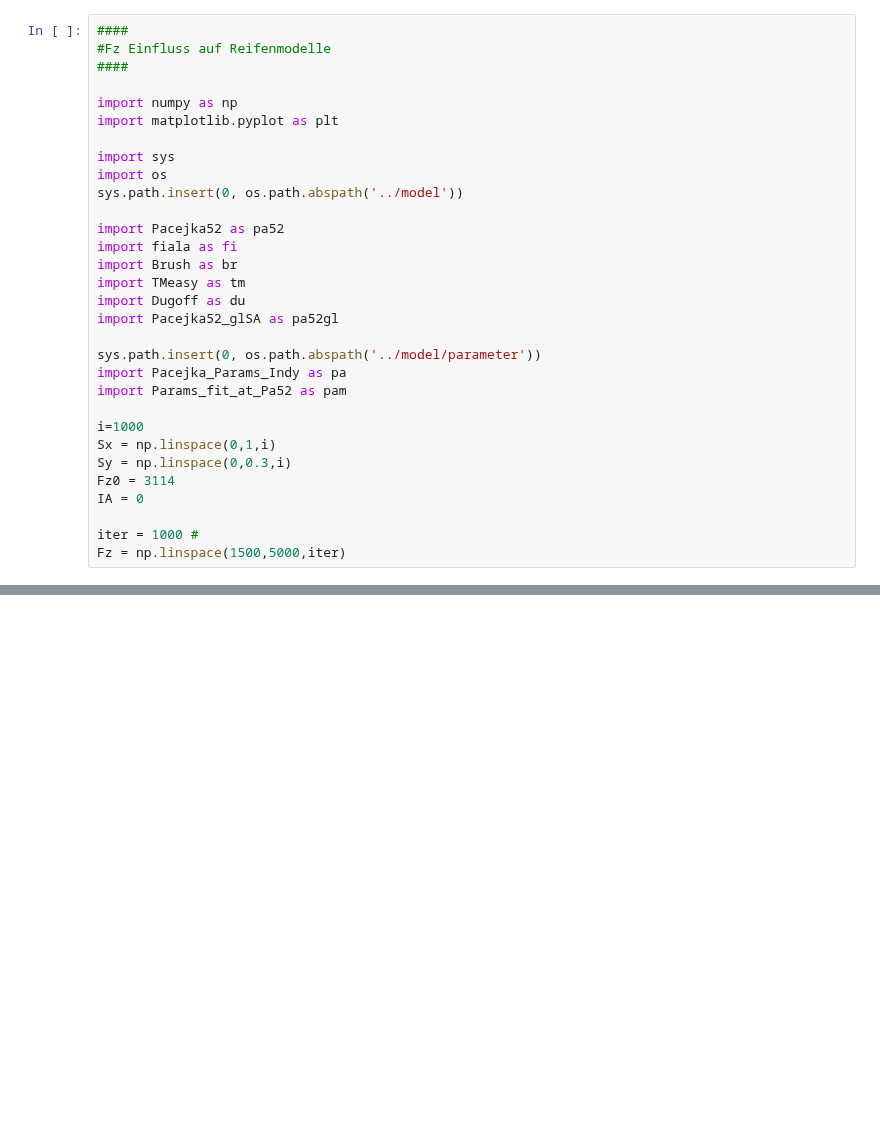
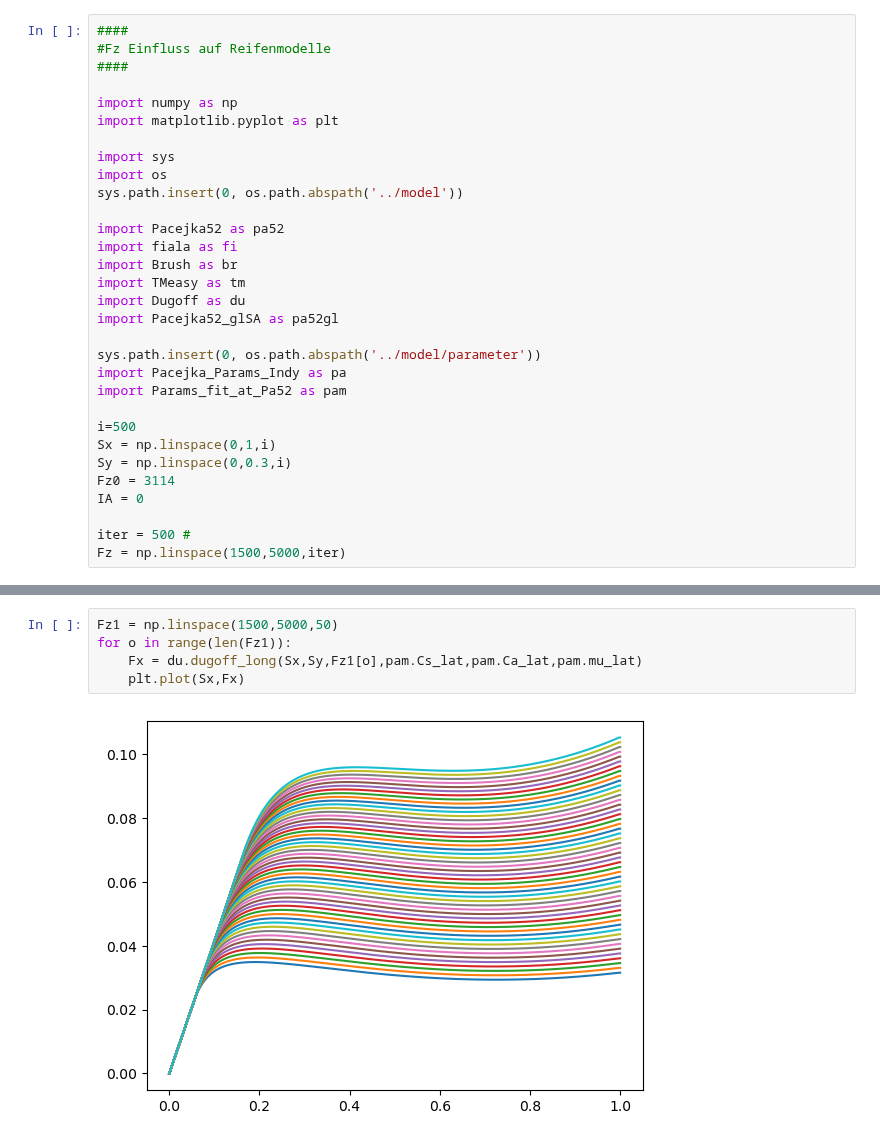
Before and after one commit to BenediktRuhland/SA-Tire-model, a Jupyter notebook: comparision/Fz_Plots.ipynb, the cells around one changed output, grey strips where cells are left out. Drawn from its saved outputs; the diff is of its cells as text; blank space fills up the shorter version.

```diff
--- a/comparision/Fz_Plots.ipynb
+++ b/comparision/Fz_Plots.ipynb
@@ -21,11 +21,11 @@ sys.path.insert(0, os.path.abspath('../model/parameter'))
 import Pacejka_Params_Indy as pa
 import Params_fit_at_Pa52 as pam
 
-i=1000
+i=500
 Sx = np.linspace(0,1,i)
 Sy = np.linspace(0,0.3,i)
 Fz0 = 3114
 IA = 0
 
-iter = 1000 #
+iter = 500 #
 Fz = np.linspace(1500,5000,iter)
@@ -270,0 +319,7 @@ ax[3].set_xlim(1500,5000)
+# %%
+Fz1 = np.linspace(1500,5000,50)
+for o in range(len(Fz1)):
+    Fx = du.dugoff_long(Sx,Sy,Fz1[o],pam.Cs_lat,pam.Ca_lat,pam.mu_lat)
+    plt.plot(Sx,Fx)
+# %% [output]
+[figure, added]
```
Also changed, not shown: parts of 5 cells of this notebook.
